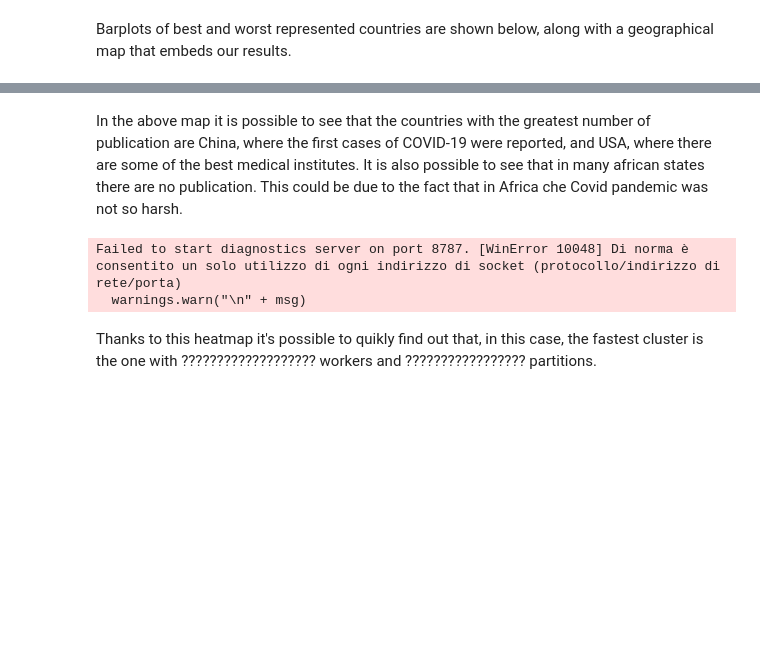
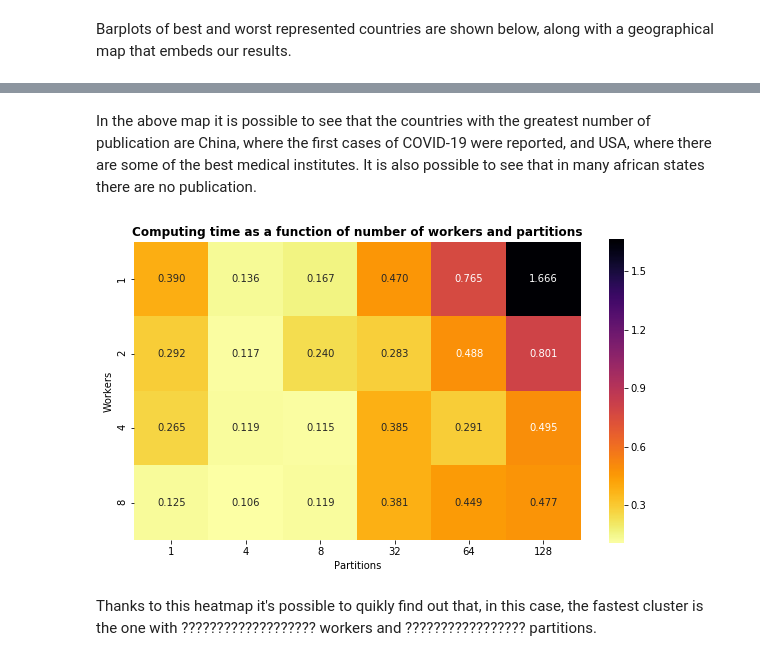
Before and after one commit to GhidoniR/Meta_Analysis_of_COVID_papers, a Jupyter notebook: COVID_project_notebook_deepnote.ipynb, the cells around one changed output, grey strips where cells are left out. Saved outputs shown, nothing was run; the diff lists cells and outputs as text; code cells hidden in the pictures; blank space fills up the shorter version.

```diff
--- a/COVID_project_notebook_deepnote.ipynb
+++ b/COVID_project_notebook_deepnote.ipynb
@@ -567,28 +424,37 @@ country_map(df_new)
 # %% [markdown]
-In the above map it is possible to see that the countries with the greatest number of publication are China, where the first cases of COVID-19 were reported, and USA, where there are some of the best medical institutes. It is also possible to see that in many african states there are no publication. This could be due to the fact that in Africa che Covid pandemic was not so harsh.
+In the above map it is possible to see that the countries with the greatest number of publication are China, where the first cases of COVID-19 were reported, and USA, where there are some of the best medical institutes. It is also possible to see that in many african states there are no publication.
 # %%
 partitions = [1,4,8,32,64,128]
-workers = [1,2,4]
+workers = [1,2,4,8]
+## ----------------------------------------------------------------------------------------
+##   so the worker should be initialized to have as resources "ix" respectively: 4,3,2,2,1,1,1,1
+## ----------------------------------------------------------------------------------------
 times_array=np.zeros([len(workers),len(partitions)])
+
+authors_df = b.pluck('metadata').pluck('authors').flatten().map(country_getter2).to_dataframe().compute()
+#authors = b.pluck('metadata').pluck('authors').flatten().map(country_getter2).to_dataframe()
+
+#b = db.read_text(flistgit).map(json.loads).repartition(partitions[j])
 
 for i in range(len(workers)):
     for j in range(len(partitions)):
 
-        cluster = LocalCluster(n_workers= workers[i],threads_per_worker=2)
-        client = Client(cluster)
-
-        b = db.read_text(flist).map(json.loads).repartition(partitions[j])
-        time1 = time.time()
-
-        country_count = b.map(country_getter).fold(reduce_counts).compute()
-
-        times_array[i,j] = time.time() - time1
-
-        client.close()
-        cluster.close()
+        with dask.annotate(resources={'ix': len(workers)-i}):
+            time1 = time.time()
+            country_counts = dd.from_pandas(authors_df, npartitions = partitions[j])['country'].value_counts().compute()
+            times_array[i,j] = time.time() - time1
-# %% [output]
-Failed to start diagnostics server on port 8787. [WinError 10048] Di norma è consentito un solo utilizzo di ogni indirizzo di socket (protocollo/indirizzo di rete/porta)
-  warnings.warn("\n" + msg)
+# %%
+df_times=pd.DataFrame(times_array,workers,partitions)
+
+fig,ax=plt.subplots(figsize=[10,10])
+
+sns.heatmap(df_times,cmap='inferno_r',square=True,annot=True,fmt='.3f',cbar=True,ax=ax, cbar_kws={"shrink": 0.56})
+plt.title('Computing time as a function of number of workers and partitions', fontweight='bold')
+plt.ylabel('Workers')
+plt.xlabel('Partitions')
+plt.show()
+# %% [output]
+[figure, added]
 # %% [markdown]
 Thanks to this heatmap it's possible to quikly find out that, in this case, the fastest cluster is the one with ??????????????????? workers and ????????????????? partitions.
 # %% [markdown]
```
Also changed, not shown: parts of 54 cells of this notebook.
